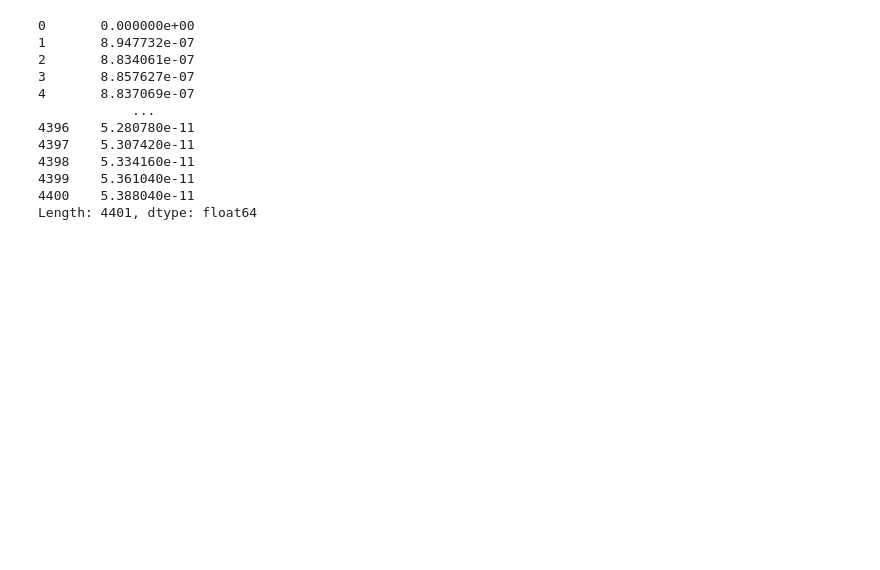
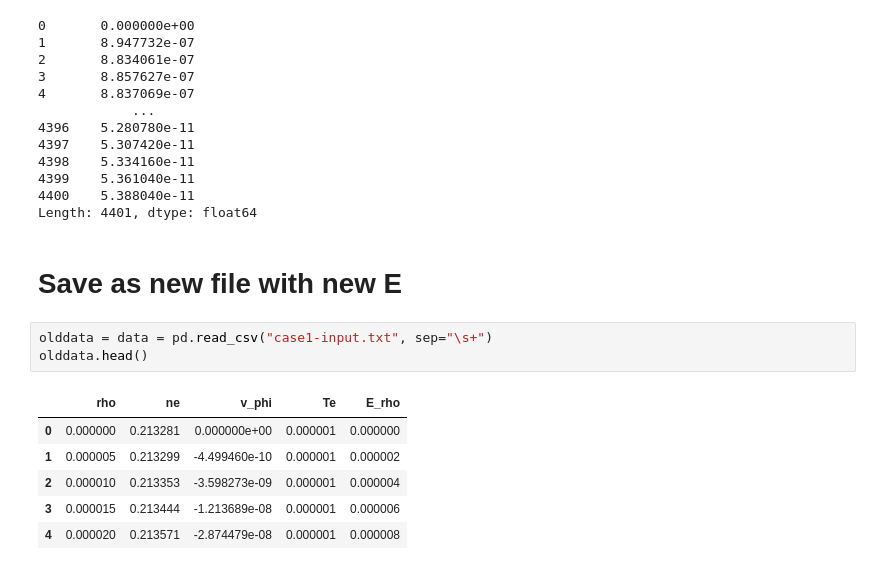
Before and after one commit to JamesMcClung/psc-scrap, a Jupyter notebook: check_case1_phi.ipynb, the cells around one changed output. Drawn from its saved outputs; the diff is of its cells as text; blank space fills up the shorter version.

```diff
--- a/check_case1_phi.ipynb
+++ b/check_case1_phi.ipynb
@@ -51,3 +51,15 @@ mean absolute difference  =  5.538451820870271e-08
 4399    5.361040e-11
 4400    5.388040e-11
 Length: 4401, dtype: float64
+# %% [markdown]
+# Save as new file with new E
+# %%
+olddata = data = pd.read_csv("case1-input.txt", sep="\s+")
+olddata.head()
+# %% [output]
+|  | rho | ne | v_phi | Te | E_rho |
+| 0 | 0.000000 | 0.213281 | 0.000000e+00 | 0.000001 | 0.000000 |
+| 1 | 0.000005 | 0.213299 | -4.499460e-10 | 0.000001 | 0.000002 |
+| 2 | 0.000010 | 0.213353 | -3.598273e-09 | 0.000001 | 0.000004 |
+| 3 | 0.000015 | 0.213444 | -1.213689e-08 | 0.000001 | 0.000006 |
+| 4 | 0.000020 | 0.213571 | -2.874479e-08 | 0.000001 | 0.000008 |
```
Also changed, not shown: parts of 2 cells of this notebook, 2 other files.
